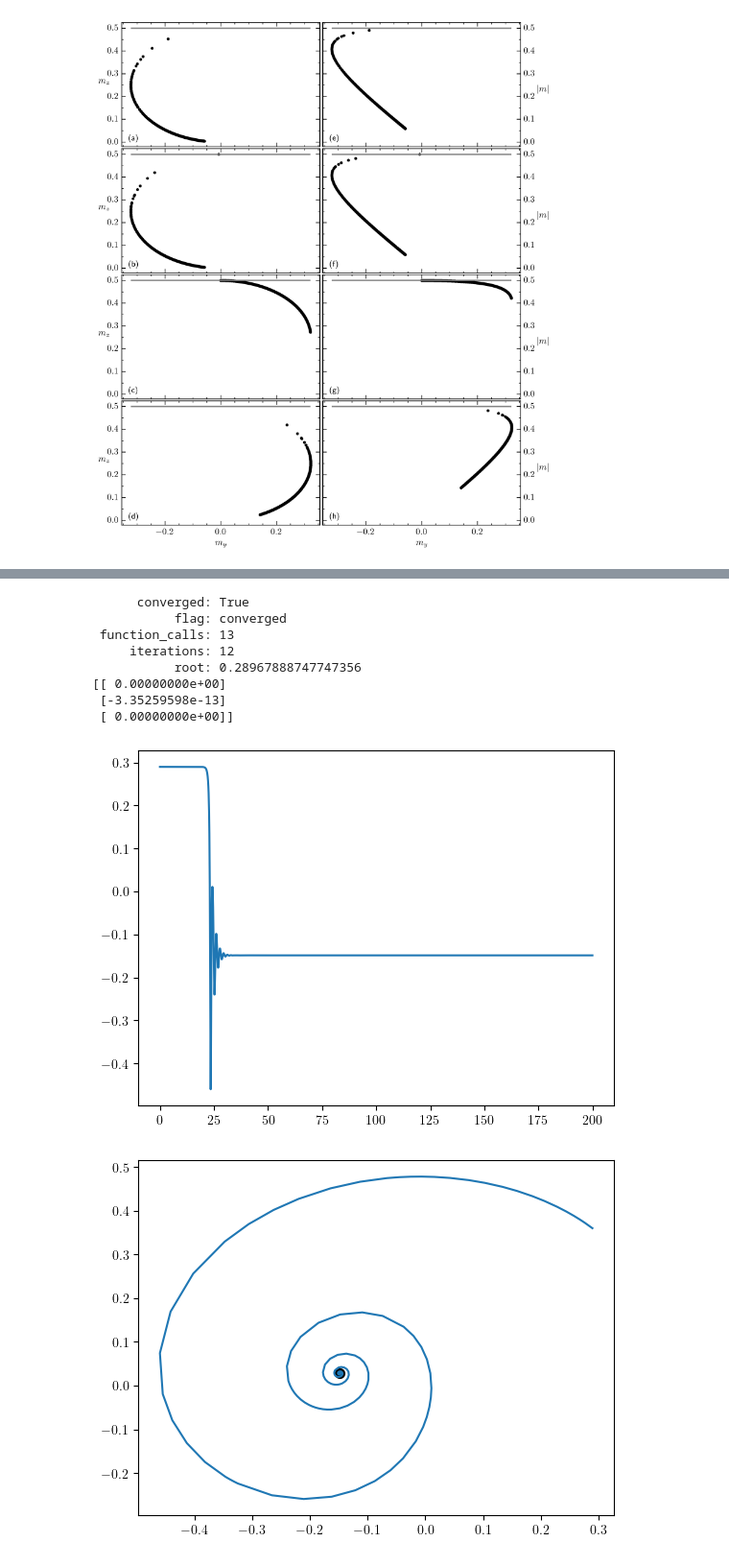
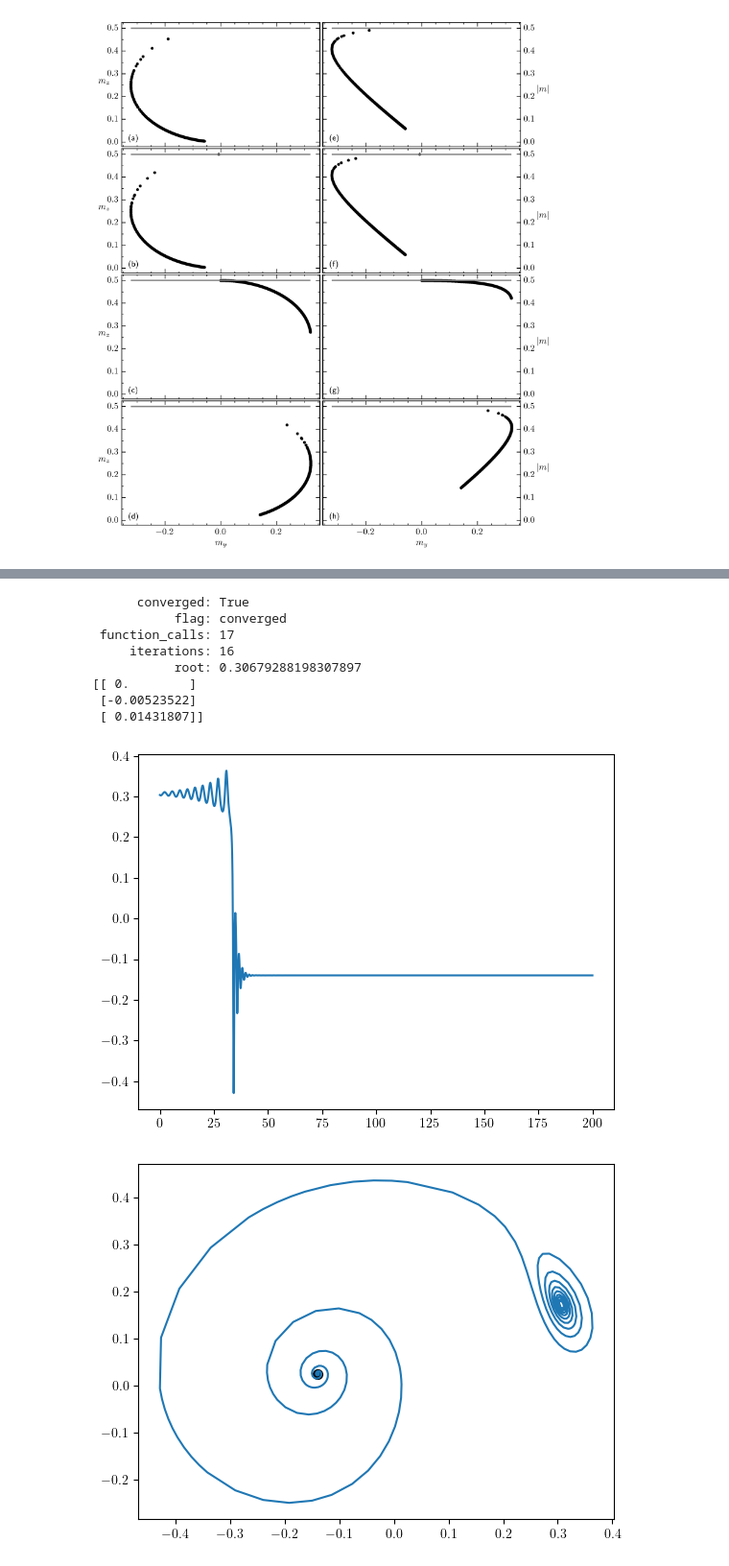
Before and after one commit to ChriGomm/Bachelor_sympy, a Jupyter notebook: sign_lam.ipynb, the cells around one changed output, grey strips where cells are left out. Shown at 96% size. Cells and saved outputs as stored; diff of their text form; code cells hidden in the pictures.

```diff
--- a/sign_lam.ipynb
+++ b/sign_lam.ipynb
@@ -961,35 +938,35 @@ for index in range(0,len(area_roots),20):
 # %%
-kap = crucial[0]+0.0001
-omg = crucial[1]-0.001
+kap = 10#crucial[0]+0.0001
+omg = 2#crucial[1]-0.001
 Gam =1
 sgam = 0.2
 arguments = [omg,kap,Gam,sgam]
-# r = root_scalar(Foriginal,args=(omg,kap,Gam,sgam),method='brentq',bracket=(maxF(omg,kap,Gam,sgam),1))
-r = root_scalar(Foriginal,args=(omg,kap,Gam,sgam),method='brentq',bracket=(minF(omg,kap,Gam,sgam),maxF(omg,kap,Gam,sgam)))
+r = root_scalar(Foriginal,args=(omg,kap,Gam,sgam),method='brentq',bracket=(maxF(omg,kap,Gam,sgam),1))
+# r = root_scalar(Foriginal,args=(omg,kap,Gam,sgam),method='brentq',bracket=(minF(omg,kap,Gam,sgam),maxF(omg,kap,Gam,sgam)))
 r0 = root_scalar(Foriginal,args=(omg,kap,Gam,sgam),method='brentq',bracket=(-1,minF(omg,kap,Gam,sgam)))
 print(r)
-msol2= np.array([0,r.root,m_z(r.root,omg,kap,Gam)])#+0.1*np.array([0.0000001,1,0])
+msol2= np.array([0,r.root,m_z(r.root,omg,kap,Gam)])*0.99#+0.1*np.array([0.0000001,1,0])
 msol0= np.array([0,r0.root,m_z(r0.root,omg,kap,Gam)])
 print(gl_np(0,msol2,omg,kap,Gam,sgam))
 traj = solve_ivp(gl_np,(0,200),msol2,'LSODA',args=arguments)
 plt.figure()
 # plt.plot(traj.t,traj.y[0])
 plt.plot(traj.t,traj.y[1])
 # plt.plot(traj.t,traj.y[2])
 # plt.legend(['x','y','z'])
 plt.show()
 plt.figure()
 plt.plot(traj.y[1],traj.y[2])
 plt.scatter(msol0[1],msol0[2],s=50,color='0')
 plt.show()
 # %% [output]
       converged: True
            flag: converged
- function_calls: 13
-     iterations: 12
-           root: 0.28967888747747356
-[[ 0.00000000e+00]
- [-3.35259598e-13]
- [ 0.00000000e+00]]
+ function_calls: 17
+     iterations: 16
+           root: 0.30679288198307897
+[[ 0.        ]
+ [-0.00523522]
+ [ 0.01431807]]
-[figure, old version]
+[figure, new version]
-[figure, old version]
+[figure, new version]
```
Also changed, not shown: parts of 6 cells of this notebook.
